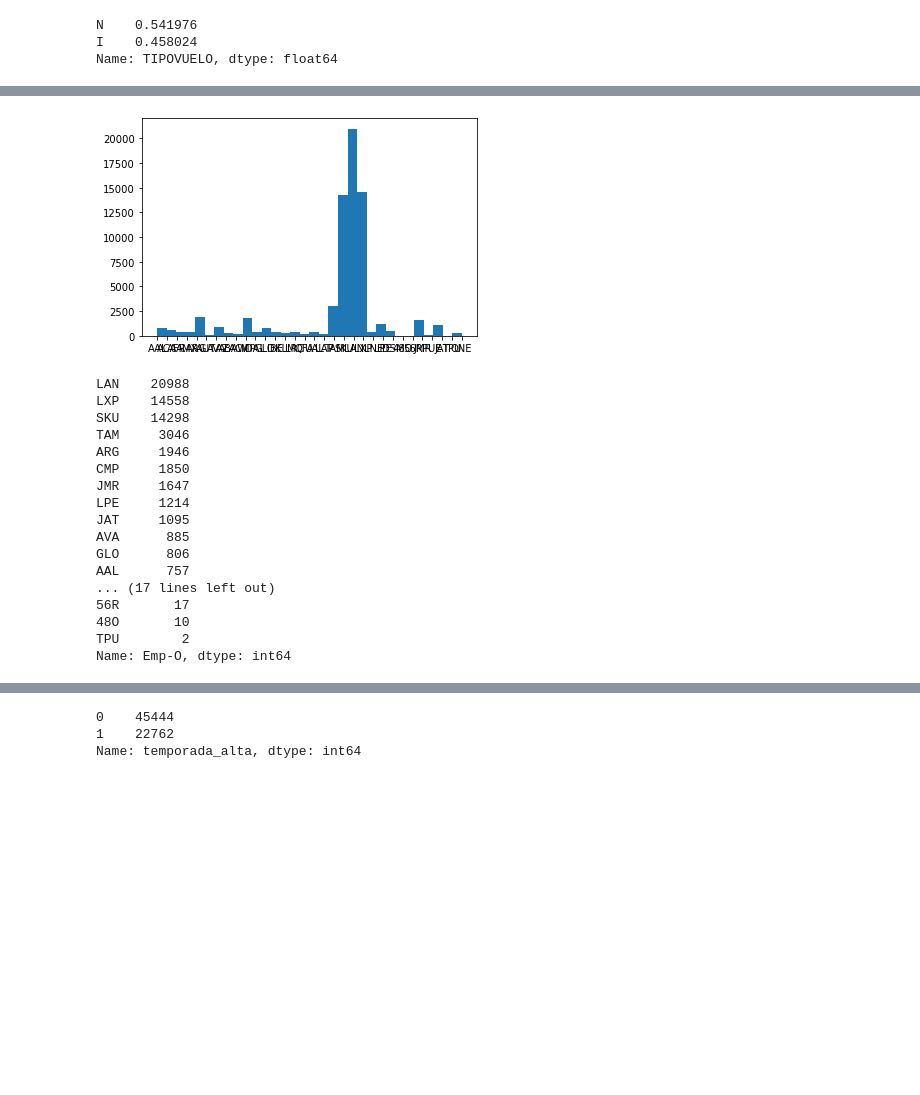
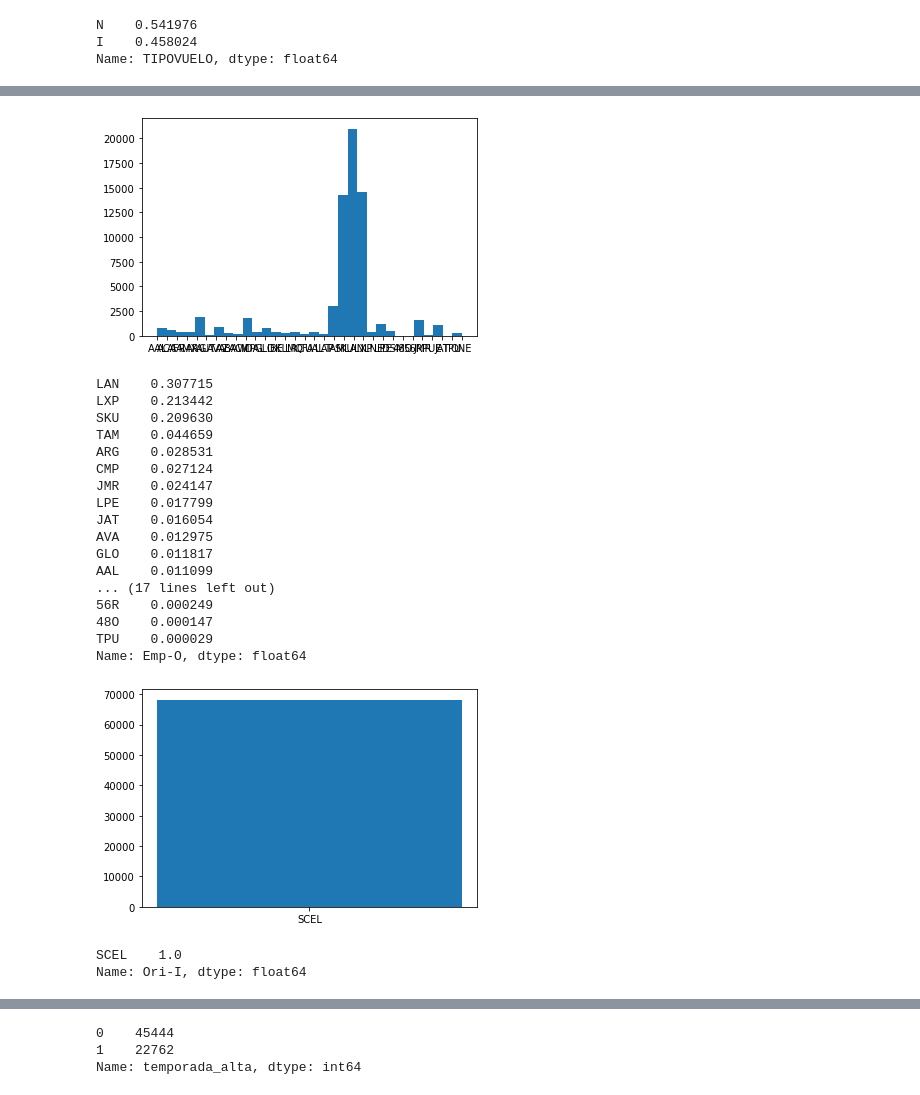
Before and after one commit to nachovalde/Challenge---LATAM-Airlines, a Jupyter notebook: solution.ipynb, the cells around one changed output, grey strips where cells are left out. Drawn from its saved outputs; the diff is of its cells as text; code cells hidden in the pictures; blank space fills up the shorter version.

```diff
--- a/solution.ipynb
+++ b/solution.ipynb
@@ -253,23 +330,35 @@ Name: Emp-I, dtype: int64
 # %%
+# Distribución de la aerolinea de vuelo operado
 plt.hist(data['Emp-O'], data['Emp-O'].nunique())
 plt.show()
-data['Emp-O'].value_counts()
+#data['Emp-O'].value_counts()
+data['Emp-O'].value_counts(normalize = True)
 # %% [output]
 [figure]
-LAN    20988
-LXP    14558
-SKU    14298
-TAM     3046
-ARG     1946
-CMP     1850
-JMR     1647
-LPE     1214
-JAT     1095
-AVA      885
-GLO      806
-AAL      757
+LAN    0.307715
+LXP    0.213442
+SKU    0.209630
+TAM    0.044659
+ARG    0.028531
+CMP    0.027124
+JMR    0.024147
+LPE    0.017799
+JAT    0.016054
+AVA    0.012975
+GLO    0.011817
+AAL    0.011099
 ... (17 lines left out)
-56R       17
-48O       10
-TPU        2
-Name: Emp-O, dtype: int64
+56R    0.000249
+48O    0.000147
+TPU    0.000029
+Name: Emp-O, dtype: float64
+# %%
+# Distribución de la ciudad de origen programado
+plt.hist(data['Ori-I'], data['Ori-I'].nunique())
+plt.show()
+#data['Ori-I'].value_counts()
+data['Ori-I'].value_counts(normalize = True)
+# %% [output]
+[figure, added]
+SCEL    1.0
+Name: Ori-I, dtype: float64
```
Also changed, not shown: parts of 87 cells of this notebook.
